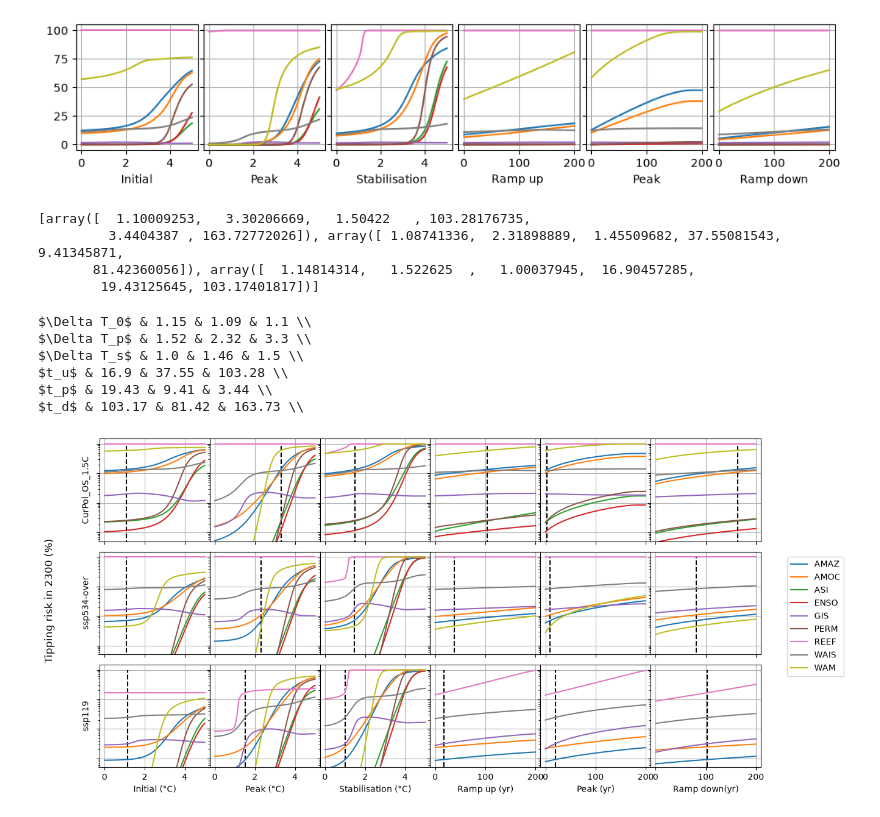
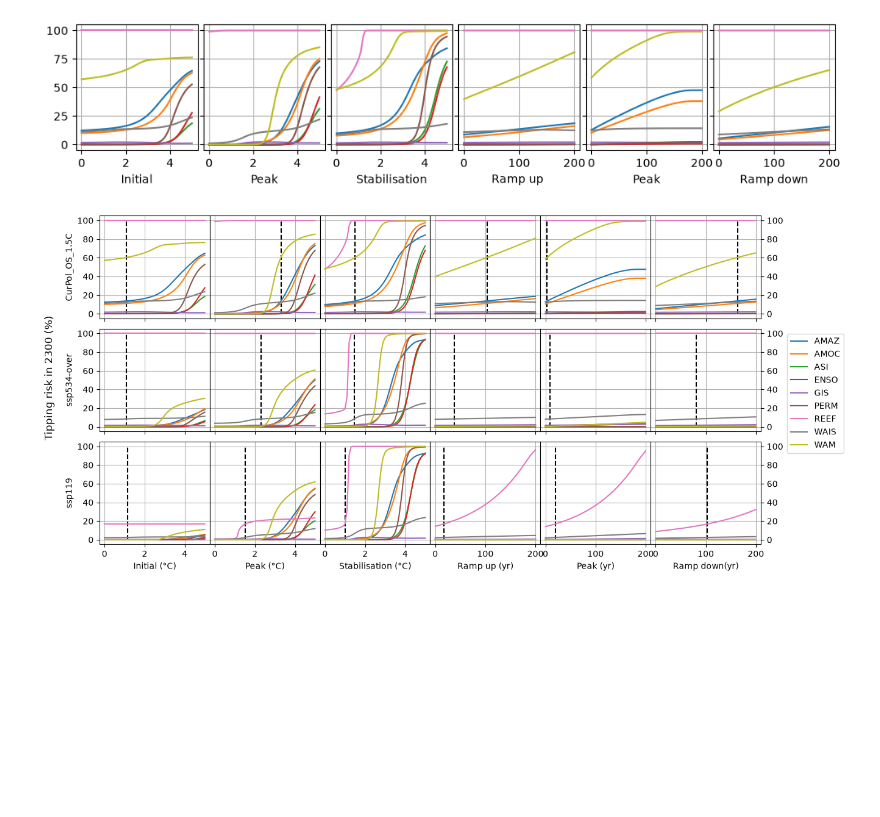
Before and after one commit to JBara97/NMaCh-TP, a Jupyter notebook: Code/Notebooks/Overshoots/1 - OAT sensitivity analysis.ipynb, the cells around one changed output. Saved outputs shown, nothing was run; the diff lists cells and outputs as text; code cells hidden in the pictures; blank space fills up the shorter version.

```diff
--- a/Code/Notebooks/Overshoots/1 - OAT sensitivity analysis.ipynb
+++ b/Code/Notebooks/Overshoots/1 - OAT sensitivity analysis.ipynb
@@ -551,31 +551,28 @@ for i in range(6):
 [figure]
 # %%
 baselines = ['CurPol_OS_1.5C','ssp534-over','ssp119']
-data_folder = '../../../Data/Simulations/Overshoots/%s/OAT'%baseline
 par_name = ['temp_init', 'temp_peak', 'temp_stab', 'time_up', 'time_peak', 'time_down']
-
+TRs = [[np.loadtxt('../../../Data/Simulations/Overshoots/%s/OAT'%b+'/Full_TR_%s.csv'%par_name[i])
+        for i in range(6)]
+       for b in baselines]
+TRs_baseline = [k_risk(np.delete(np.loadtxt('../../../Data/Simulations/Overshoots/%s/Baseline/interactionMean_indRisk.csv'%b),
+                                 6,axis=0),1,axis=0)
+                for b in baselines]
 D_mean = [[np.loadtxt('../../../Data/Simulations/Overshoots/%s/OAT'%b+
                       '/Full_indiMean_%s.csv'%p) for p in par_name] for b in baselines]
 popts = [np.loadtxt('../../../Data/Simulations/Overshoots/%s/Baseline/popt.txt'%b) for b in baselines]
+
+T_0s = np.arange(0,5.1,step=0.1)
+T_peaks = np.arange(0,5.1,step=0.1)
+T_oss = np.arange(0,5.1,step=0.1)
+
+t_ups = np.arange(0,201,step=10)
+t_plats = np.arange(0,201,step=10)
+t_downs = np.arange(0,201,step=10)
+
+pars = [T_0s, T_peaks, T_oss, t_ups, t_plats, t_downs]
+
+TEs=df_TEs.index.values
-# %%
-print(popts)
-# %% [output]
-[array([  1.10009253,   3.30206669,   1.50422   , 103.28176735,
-         3.4404387 , 163.72772026]), array([ 1.08741336,  2.31898889,  1.45509682, 37.55081543,  9.41345871,
-       81.42360056]), array([  1.14814314,   1.522625  ,   1.00037945,  16.90457285,
-        19.43125645, 103.17401817])]
-# %%
-popts_arr = np.array(popts)
-labels = [r'$\Delta T_0$', r'$\Delta T_p$', r'$\Delta T_s$', r'$t_u$' ,r'$t_p$',r'$t_d$']
-for i in range(6):
-    print('%s &'%labels[i],round(popts_arr[2,i],2),'&', round(popts_arr[1,i],2),'&', round(popts_arr[0,i],2), '\\\\')
-# %% [output]
-$\Delta T_0$ & 1.15 & 1.09 & 1.1 \\
-$\Delta T_p$ & 1.52 & 2.32 & 3.3 \\
-$\Delta T_s$ & 1.0 & 1.46 & 1.5 \\
-$t_u$ & 16.9 & 37.55 & 103.28 \\
-$t_p$ & 19.43 & 9.41 & 3.44 \\
-$t_d$ & 103.17 & 81.42 & 163.73 \\
 # %%
 fig = plt.figure(figsize=(14,7))
 gs = GridSpec(1, 2, figure=fig,wspace=0.0)
@@ -588,41 +585,41 @@ axs = [axs_temp,axs_time]
 
 fig.supylabel('Tipping risk in 2300 (%)',position=(0.06,0.5))
 # fig.text(0.25,0.06,'Temperature (°C)',position=(0.25,0.06),ha='center')
 # fig.text(0.25,0.06,'Duration (yr)',position=(0.75,0.06),ha='center')
 
 labels = ['Initial (°C)', 'Peak (°C)', 'Stabilisation (°C)', 'Ramp up (yr)', 'Peak (yr)', 'Ramp down(yr)']
 
 for i in range(3):
-    for j in range(3):
-        for k in range(2):
+    for k in range(2):
+        for j in range(3):
             a = axs[k][i,j]
-            a.set_yscale('log')
-            a.set_ylim(0.05,150)
-            # a.set_ylim(-5,105)
-            # a.set_xticks([])
-            # a.set_yticks([])
+            # a.set_yscale('log')
+            # a.set_ylim(0.05,150)
+            a.set_ylim(-5,105)
+
             a.set_xticklabels([])
             a.set_yticklabels([])
             a.grid()
             a.plot([popts[i][j+3*k]]*2,[0,100],color='k',ls='--')
+            a.tick_params(axis='y',length=0)
             for t in range(9):
                 a.plot(pars[j+3*k],100*D_mean[i][j+3*k][:,t],label=TEs[t])
-        # axs[0][i,j].set_xlim(0,5)
-        # axs[1][i,j].set_xlim(0,200)
+        axs[k][i,-k].set_yticks(np.arange(0,101,20),np.arange(0,101,20))
+        axs[k][i,-k].tick_params(axis='y',length=3.5)
 
     axs[0][i,0].set_ylabel(baselines[i])
-    # axs[0][i,0].set_yticks(np.arange(0,101,20))
 
 leg_h,leg_l = axs_temp[-1,0].get_legend_handles_labels()
 fig.legend(leg_h,leg_l,loc='center right'),#ncols=9)
 
 for j in range(3):
+    axs[1][j,-1].yaxis.tick_right()
     for k in range(2):
         axs[k][-1,j].set_xlabel(labels[j+3*k])
     # axs[0][j,0].set_yticks(np.arange(0,101,20),np.arange(0,101,20))
     axs[0][-1,j].set_xticks(np.arange(0,6,2),np.arange(0,6,2))
     axs[1][-1,j].set_xticks(np.arange(0,201,100),np.arange(0,201,100))
 
 # plt.tight_layout()
 # %% [output]
-[figure, old version]
+[figure, new version]
```
Also changed, not shown: parts of 15 cells of this notebook.
